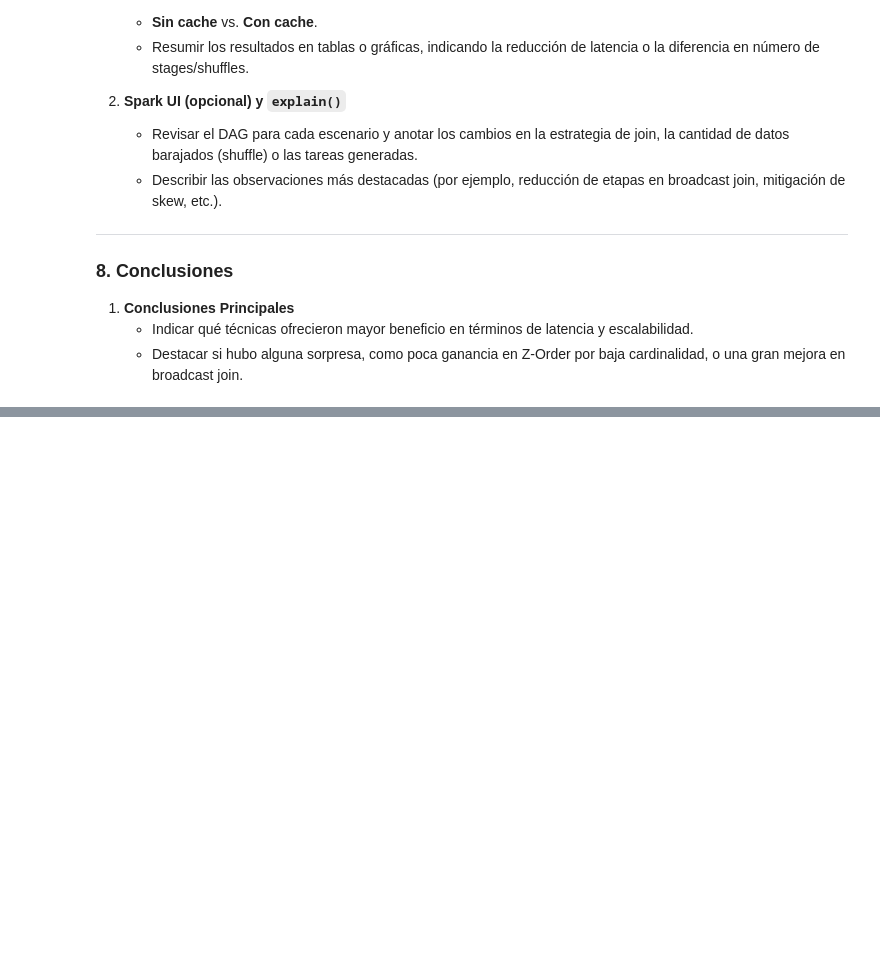
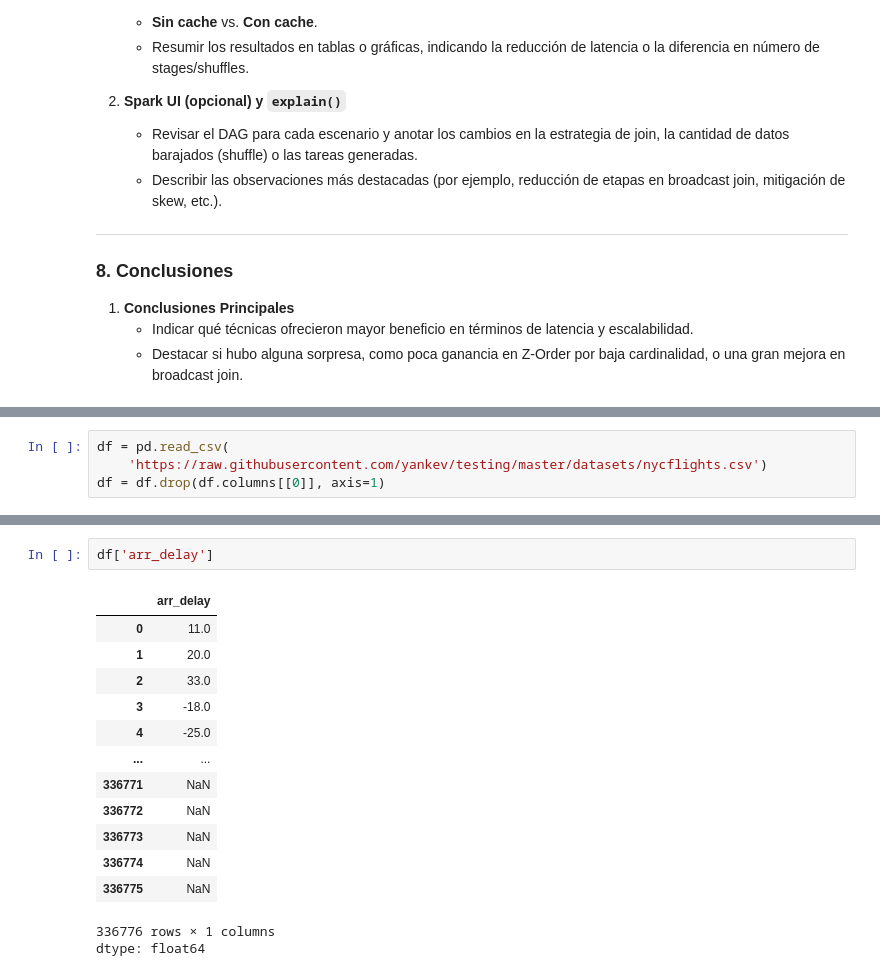
Before and after one commit to martinfq/PySpark-Exercises, a Jupyter notebook: Proyecto_Pyspark.ipynb, the cells around one changed output, grey strips where cells are left out. Saved outputs shown, nothing was run; the diff lists cells and outputs as text; blank space fills up the shorter version.

```diff
--- a/Proyecto_Pyspark.ipynb
+++ b/Proyecto_Pyspark.ipynb
@@ -419,0 +445,4 @@ only showing top 20 rows
+# %%
+df = pd.read_csv(
+    'https://raw.githubusercontent.com/yankev/testing/master/datasets/nycflights.csv')
+df = df.drop(df.columns[[0]], axis=1)
@@ -419,0 +468,17 @@ only showing top 20 rows
+# %%
+df['arr_delay']
+# %% [output]
+|  | arr_delay |
+| 0 | 11.0 |
+| 1 | 20.0 |
+| 2 | 33.0 |
+| 3 | -18.0 |
+| 4 | -25.0 |
+| ... | ... |
+| 336771 | NaN |
+| 336772 | NaN |
+| 336773 | NaN |
+| 336774 | NaN |
+| 336775 | NaN |
+336776 rows × 1 columns
+dtype: float64
```
Also changed, not shown: parts of 14 cells of this notebook.
